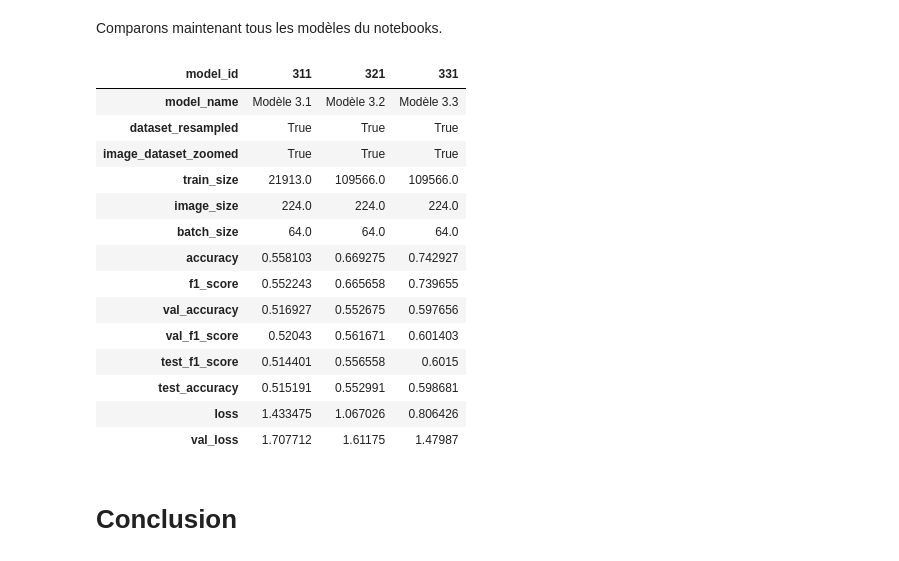
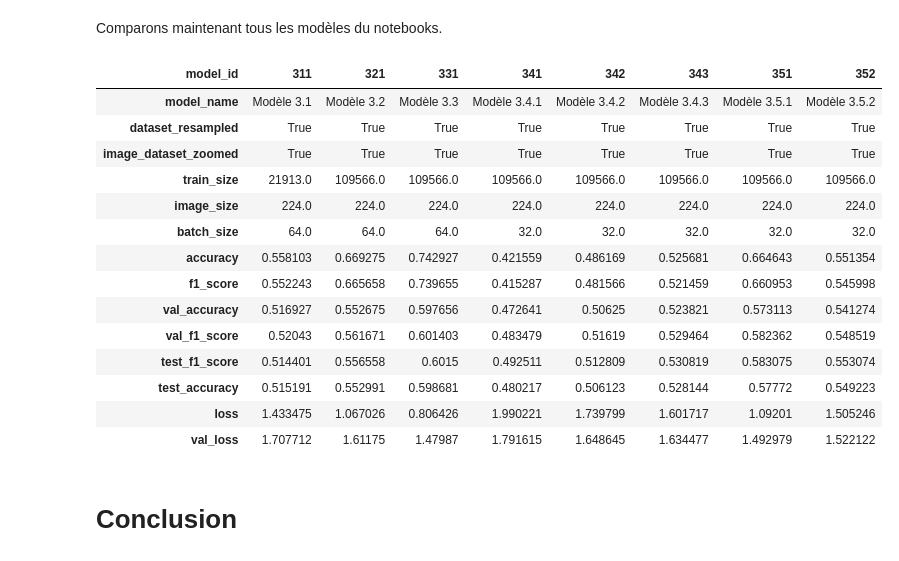
Before and after one commit to DataScientest-Studio/nov23_bds_rakuten, a Jupyter notebook: notebooks/data-modeling-images-3.ipynb, the cells around one changed output. Drawn from its saved outputs; the diff is of its cells as text; code cells hidden in the pictures.

Commit message:
add many tests to try to decrease possible overfitting. Finnaly, retain model 331 as best one. complete writing and commenting

```diff
--- a/notebooks/data-modeling-images-3.ipynb
+++ b/notebooks/data-modeling-images-3.ipynb
@@ -1490,0 +1873,8 @@ Il est interessant d'observer qu'on le problème inverse pour la classe **1281**
+# %%
+Path(output_dir).mkdir(parents=True, exist_ok=True)
+try:
+  reporting_df = load_reporting_df()
+  print("loaded ",output_dir+"/model_reporting.csv")
+except FileNotFoundError:
+  reporting_df = create_reporting_df()
+  print(output_dir+"/model_reporting.csv","not found. creating one")
@@ -1490,0 +2184,8 @@ Il est interessant d'observer qu'on le problème inverse pour la classe **1281**
+# %%
+Path(output_dir).mkdir(parents=True, exist_ok=True)
+try:
+  reporting_df = load_reporting_df()
+  print("loaded ",output_dir+"/model_reporting.csv")
+except FileNotFoundError:
+  reporting_df = create_reporting_df()
+  print(output_dir+"/model_reporting.csv","not found. creating one")
@@ -1490,0 +2495,8 @@ Il est interessant d'observer qu'on le problème inverse pour la classe **1281**
+# %%
+Path(output_dir).mkdir(parents=True, exist_ok=True)
+try:
+  reporting_df = load_reporting_df()
+  print("loaded ",output_dir+"/model_reporting.csv")
+except FileNotFoundError:
+  reporting_df = create_reporting_df()
+  print(output_dir+"/model_reporting.csv","not found. creating one")
@@ -1490,0 +2818,8 @@ Il est interessant d'observer qu'on le problème inverse pour la classe **1281**
+# %%
+Path(output_dir).mkdir(parents=True, exist_ok=True)
+try:
+  reporting_df = load_reporting_df()
+  print("loaded ",output_dir+"/model_reporting.csv")
+except FileNotFoundError:
+  reporting_df = create_reporting_df()
+  print(output_dir+"/model_reporting.csv","not found. creating one")
@@ -1519,25 +3126,25 @@ Comparons maintenant tous les modèles du notebooks.
 # %%
 model_comparison_cols = ["model_name","dataset_resampled","image_dataset_zoomed",
         "train_size","image_size","batch_size",
         "accuracy","f1_score","val_accuracy","val_f1_score","test_f1_score","test_accuracy",
           "loss","val_loss"]
-display(reporting_df.loc[[311,321,331],model_comparison_cols].T)
+display(reporting_df.loc[[311,321,331,341,342,343,351,352],model_comparison_cols].T)
 # %% [output]
-| model_id | 311 | 321 | 331 |
-| model_name | Modèle 3.1 | Modèle 3.2 | Modèle 3.3 |
-| dataset_resampled | True | True | True |
-| image_dataset_zoomed | True | True | True |
-| train_size | 21913.0 | 109566.0 | 109566.0 |
-| image_size | 224.0 | 224.0 | 224.0 |
-| batch_size | 64.0 | 64.0 | 64.0 |
-| accuracy | 0.558103 | 0.669275 | 0.742927 |
-| f1_score | 0.552243 | 0.665658 | 0.739655 |
-| val_accuracy | 0.516927 | 0.552675 | 0.597656 |
-| val_f1_score | 0.52043 | 0.561671 | 0.601403 |
-| test_f1_score | 0.514401 | 0.556558 | 0.6015 |
-| test_accuracy | 0.515191 | 0.552991 | 0.598681 |
-| loss | 1.433475 | 1.067026 | 0.806426 |
-| val_loss | 1.707712 | 1.61175 | 1.47987 |
+| model_id | 311 | 321 | 331 | 341 | 342 | 343 | 351 | 352 |
+| model_name | Modèle 3.1 | Modèle 3.2 | Modèle 3.3 | Modèle 3.4.1 | Modèle 3.4.2 | Modèle 3.4.3 | Modèle 3.5.1 | Modèle 3.5.2 |
+| dataset_resampled | True | True | True | True | True | True | True | True |
+| image_dataset_zoomed | True | True | True | True | True | True | True | True |
+| train_size | 21913.0 | 109566.0 | 109566.0 | 109566.0 | 109566.0 | 109566.0 | 109566.0 | 109566.0 |
+| image_size | 224.0 | 224.0 | 224.0 | 224.0 | 224.0 | 224.0 | 224.0 | 224.0 |
+| batch_size | 64.0 | 64.0 | 64.0 | 32.0 | 32.0 | 32.0 | 32.0 | 32.0 |
+| accuracy | 0.558103 | 0.669275 | 0.742927 | 0.421559 | 0.486169 | 0.525681 | 0.664643 | 0.551354 |
+| f1_score | 0.552243 | 0.665658 | 0.739655 | 0.415287 | 0.481566 | 0.521459 | 0.660953 | 0.545998 |
+| val_accuracy | 0.516927 | 0.552675 | 0.597656 | 0.472641 | 0.50625 | 0.523821 | 0.573113 | 0.541274 |
+| val_f1_score | 0.52043 | 0.561671 | 0.601403 | 0.483479 | 0.51619 | 0.529464 | 0.582362 | 0.548519 |
+| test_f1_score | 0.514401 | 0.556558 | 0.6015 | 0.492511 | 0.512809 | 0.530819 | 0.583075 | 0.553074 |
+| test_accuracy | 0.515191 | 0.552991 | 0.598681 | 0.480217 | 0.506123 | 0.528144 | 0.57772 | 0.549223 |
+| loss | 1.433475 | 1.067026 | 0.806426 | 1.990221 | 1.739799 | 1.601717 | 1.09201 | 1.505246 |
+| val_loss | 1.707712 | 1.61175 | 1.47987 | 1.791615 | 1.648645 | 1.634477 | 1.492979 | 1.522122 |
 # %% [markdown]
 # Conclusion
 # %% [markdown]
```
Also changed, not shown: parts of 264 cells of this notebook.
